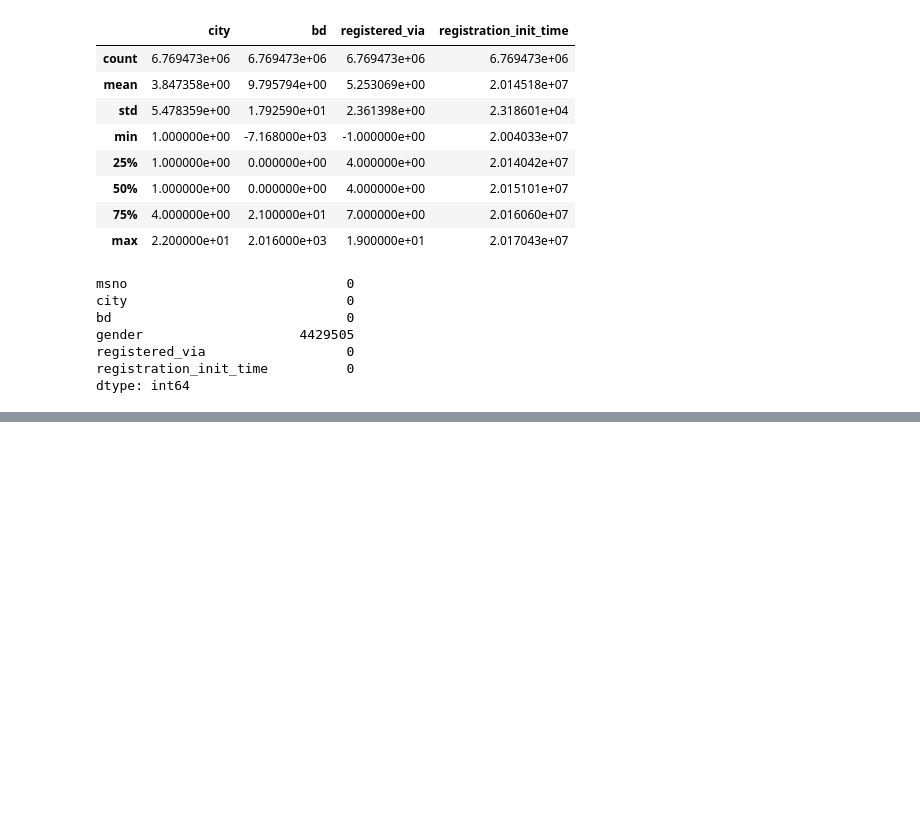
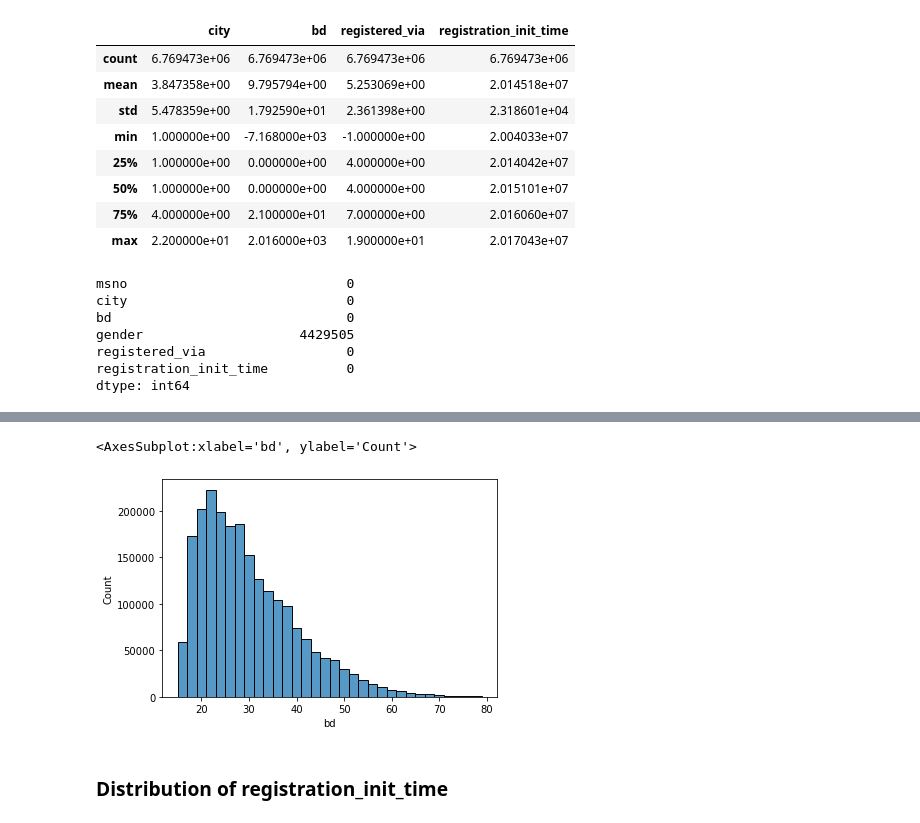
Before and after one commit to olabolola/kkbox-churn-prediction, a Jupyter notebook: notebooks/eda_members.ipynb, the cells around one changed output, grey strips where cells are left out. Drawn from its saved outputs; the diff is of its cells as text; code cells hidden in the pictures; blank space fills up the shorter version.

```diff
--- a/notebooks/eda_members.ipynb
+++ b/notebooks/eda_members.ipynb
@@ -62,0 +147,7 @@ dtype: int64
+# %%
+sns.histplot(data=members_df[(members_df.bd > 14) & (members_df.bd < 80)], x='bd', binwidth=2)
+# %% [output]
+<AxesSubplot:xlabel='bd', ylabel='Count'>
+[figure, added]
+# %% [markdown]
+### Distribution of registration_init_time
```
Also changed, not shown: parts of 18 cells of this notebook.
